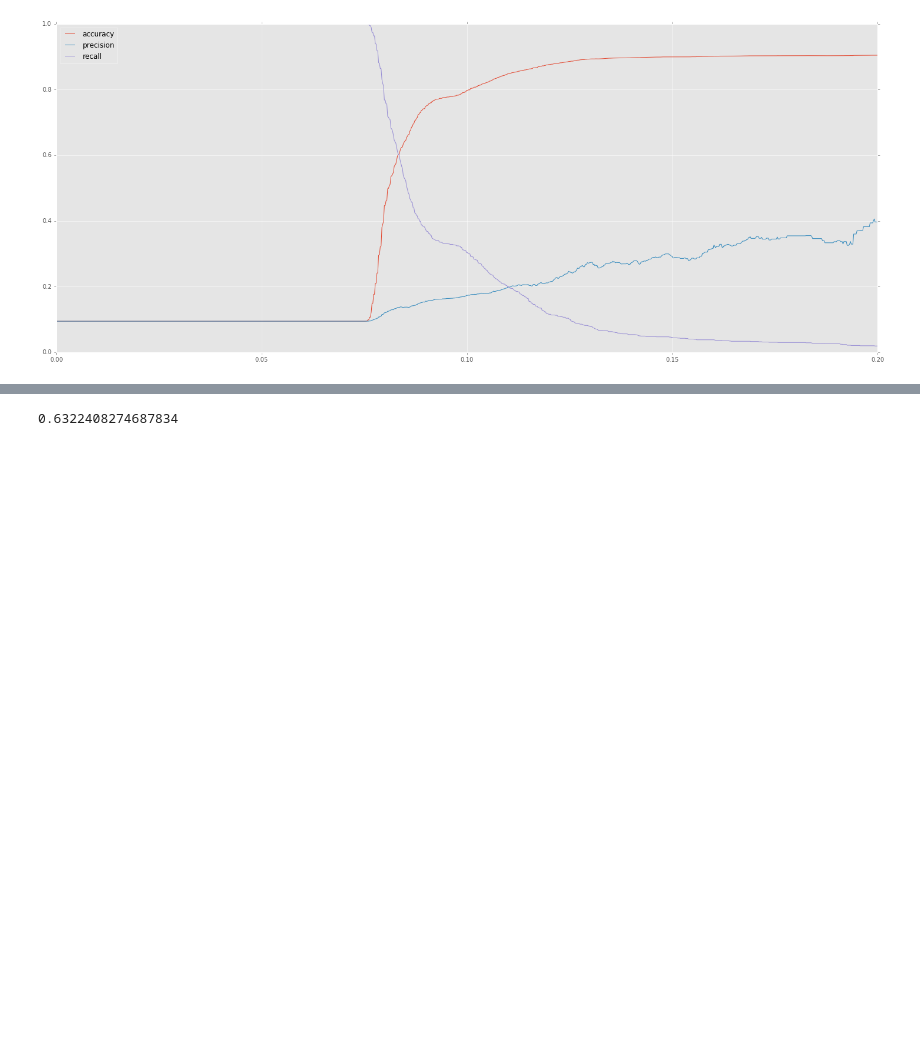
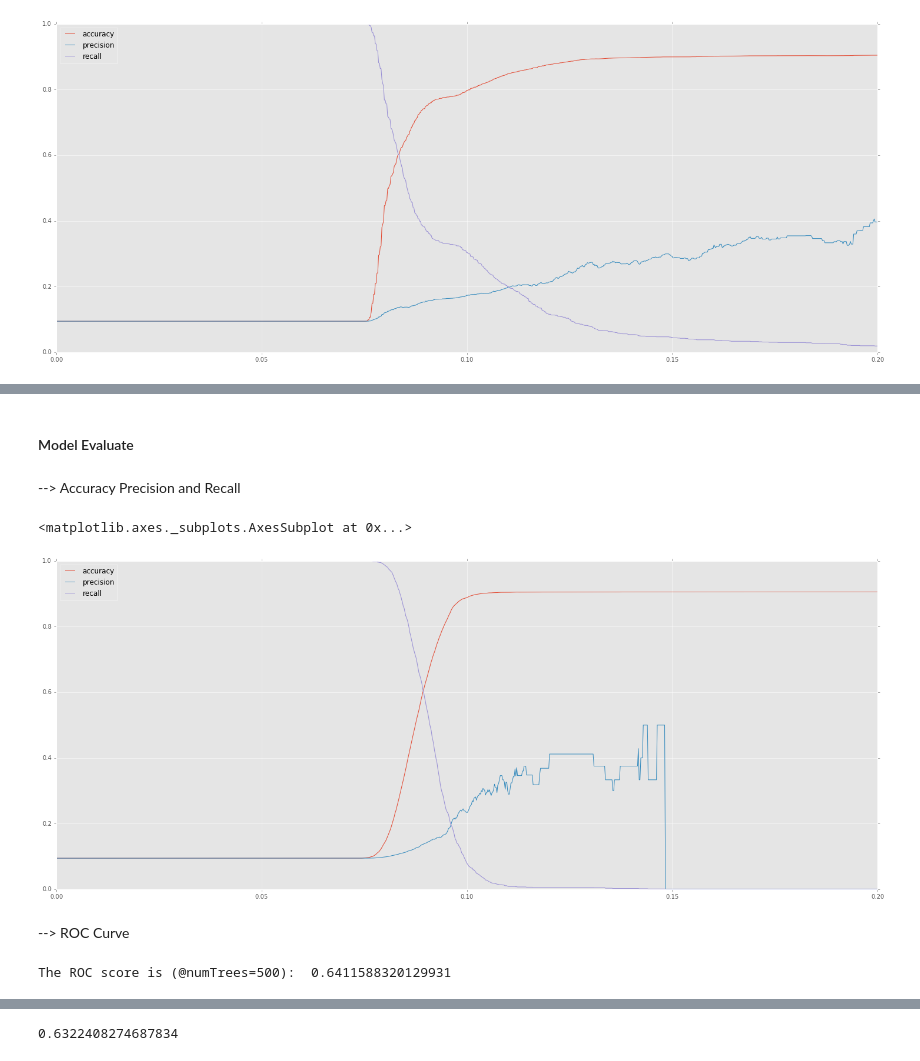
Before and after one commit to Sardhendu/Data-Science-Projects, a Jupyter notebook: Diabetic-Readmission/DiabeticReadmission-Spark.ipynb, the cells around one changed output, grey strips where cells are left out. Drawn from its saved outputs; the diff is of its cells as text; code cells hidden in the pictures; blank space fills up the shorter version.

```diff
--- a/Diabetic-Readmission/DiabeticReadmission-Spark.ipynb
+++ b/Diabetic-Readmission/DiabeticReadmission-Spark.ipynb
@@ -1420,0 +1449,9 @@ perfMetrix.plot(x=np.array(perfMetrix.index), y='recall', kind='line', ax=ax)
+# %%
+diabeticRF = RandomForestClassifier(labelCol="label",
+                                    featuresCol="features",
+                                    evaluator=evaluator,
+                                    numTrees=500,
+                                    seed=87692)
+
+diabeticRF_fit = diabeticRF.fit(trainSampleDF)
+diabeticRF_pred  = diabeticRF_fit.transform(testSampleDF)
@@ -1420,0 +1460,45 @@ perfMetrix.plot(x=np.array(perfMetrix.index), y='recall', kind='line', ax=ax)
+# %% [markdown]
+#### Model Evaluate
+# %%
+probPred = diabeticRF_pred.select('label','probability')
+outputTable = probPred.toPandas()#.count()
+yActual = np.array([i for i in outputTable['label']])
+yPred = np.array([i[1] for i in outputTable['probability']])
+cutoffRange = np.linspace(0,0.2,1000)
+
+perfMetrix = performanceMetric(cutoffRange, yActual, yPred)
+# %% [markdown]
+--> Accuracy Precision and Recall
+# %%
+import matplotlib.pyplot as plt
+import matplotlib
+from pandas.tools.plotting import scatter_matrix
+matplotlib.style.use('ggplot')
+%matplotlib inline
+
+fig, ax = plt.subplots(1, 1, figsize=(25,10), facecolor='w', edgecolor='k')
+perfMetrix.plot(x=np.array(perfMetrix.index), y='accuracy', kind='line', ax=ax)
+perfMetrix.plot(x=np.array(perfMetrix.index), y='precision', kind='line', ax=ax)
+perfMetrix.plot(x=np.array(perfMetrix.index), y='recall', kind='line', ax=ax)
+# %% [output]
+<matplotlib.axes._subplots.AxesSubplot at 0x...>
+[figure, added]
+# %% [markdown]
+--> ROC Curve
+# %%
+from pyspark.mllib.evaluation import BinaryClassificationMetrics as metric
+
+## Convert the input dataframe into RDD with dense vectors
+probPred_collect = probPred.collect()
+
+# One instance of probPred_collect looks like Row(label=0.0, probability=DenseVector([0.9018, 0.0982]))
+probPred_list = [(float(i[1][0]), float(1.0-i[0])) for i in probPred_collect]
+
+# We parallelize the list and convert it into RDD type
+# so that we can use the the araUnderROC functionality provided by pySpark
+predAndLabels = sc.parallelize(probPred_list)
+
+metrics = metric(predAndLabels)
+print("The ROC score is (@numTrees=500): ", metrics.areaUnderROC)
+# %% [output]
+The ROC score is (@numTrees=500):  0.6411588320129931
```
Also changed, not shown: parts of 19 cells of this notebook, 11 other files.
